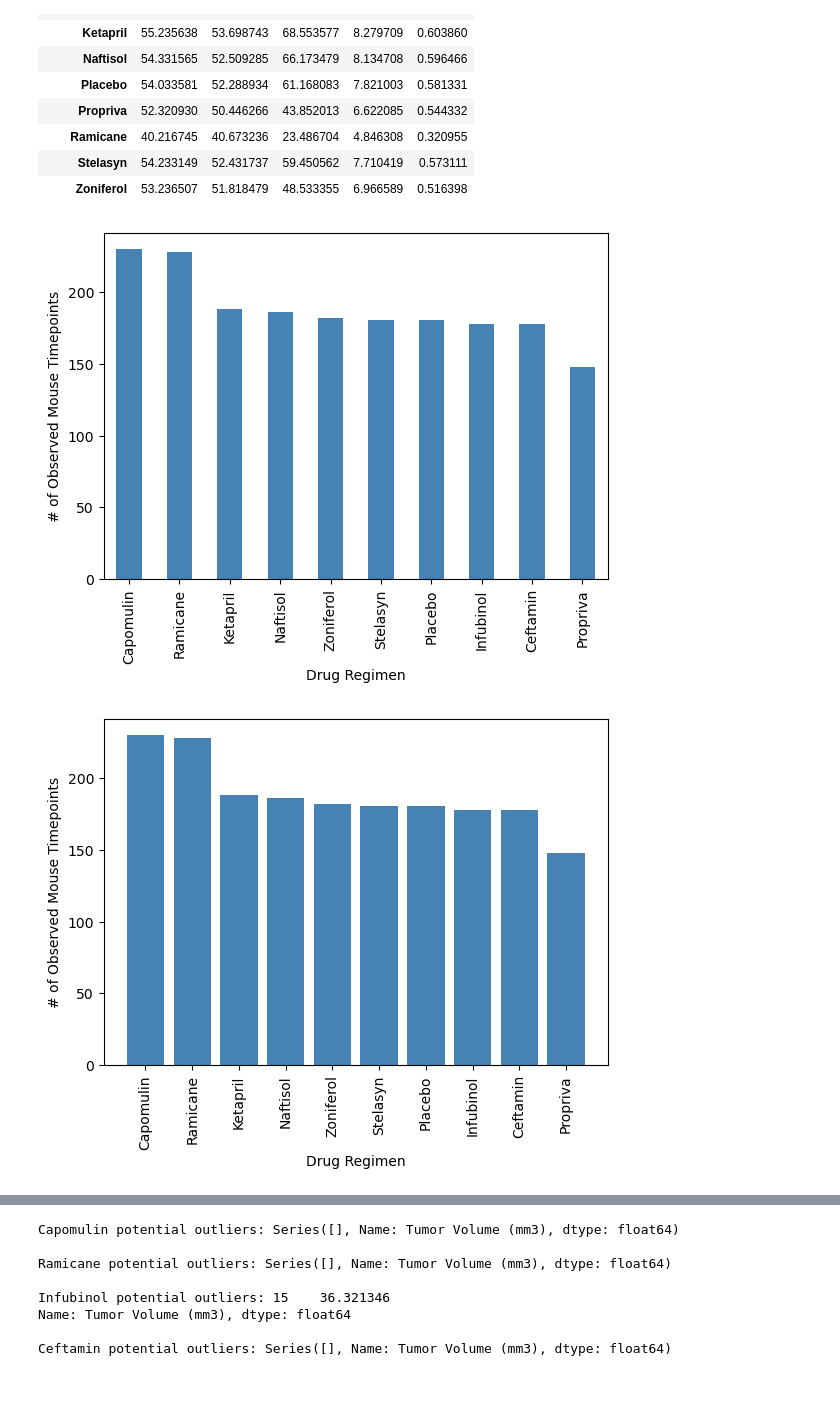
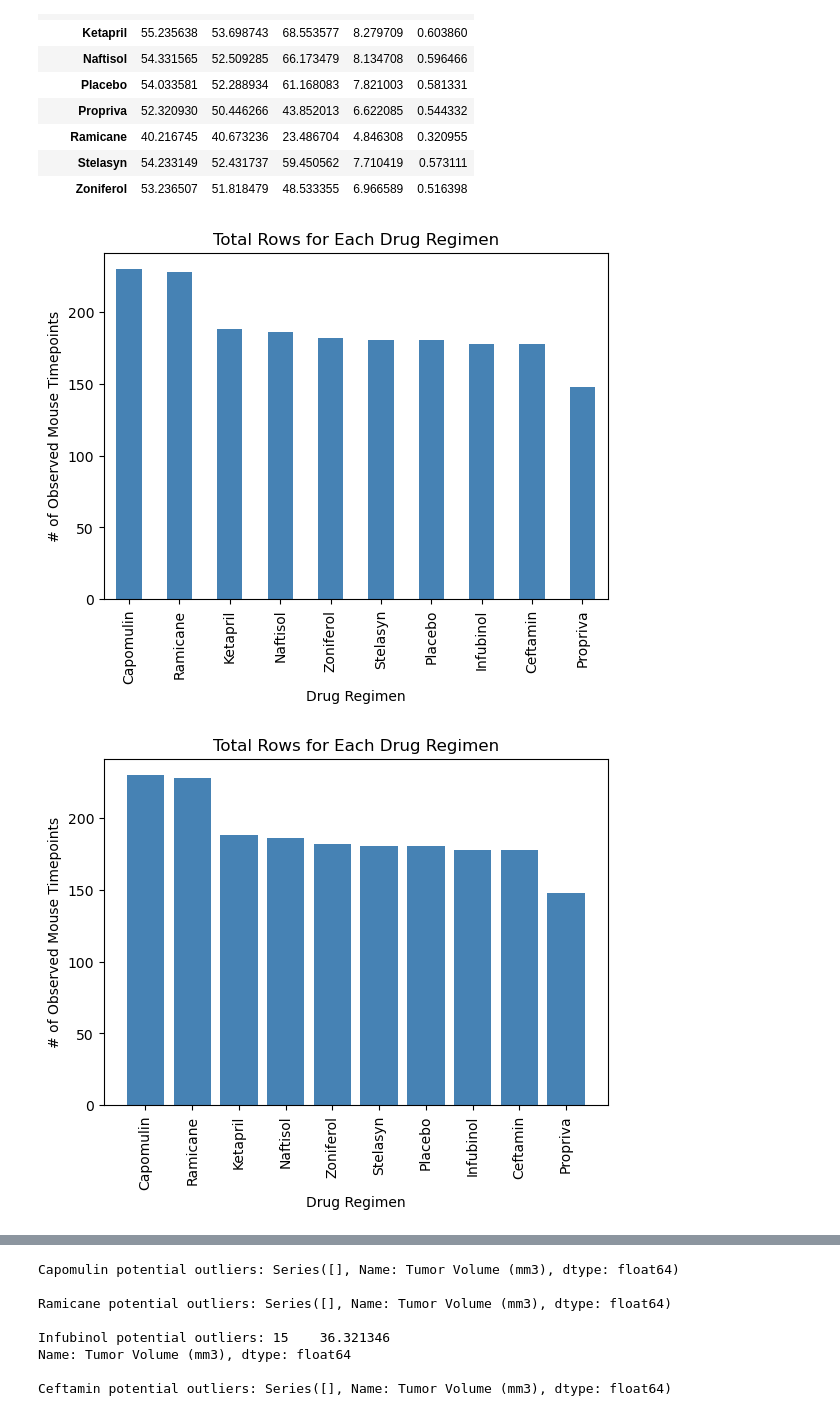
Before and after one commit to karinaahumada01/Matplotlib-challenge, a Jupyter notebook: Pymaceuticals_analysis/Pymaceuticals_analysis.ipynb, the cells around one changed output, grey strips where cells are left out. Cells and saved outputs as stored; diff of their text form; code cells hidden in the pictures; blank space fills up the shorter version.

```diff
--- a/Pymaceuticals_analysis/Pymaceuticals_analysis.ipynb
+++ b/Pymaceuticals_analysis/Pymaceuticals_analysis.ipynb
@@ -139,16 +143,16 @@ advanced_summary_stats
 # %%
 # Generate a bar plot showing the total number of rows (Mouse ID/Timepoints) for each drug regimen using Pandas.
 mouse_timepoint_count = clean_data["Drug Regimen"].value_counts()
 mouse_timepoint_count.plot(kind="bar", figsize=(6.5,4.5), color='steelblue')
 
 # labels and title
 plt.xlabel("Drug Regimen")
 plt.ylabel("# of Observed Mouse Timepoints")
-
+plt.title("Total Rows for Each Drug Regimen")
 plt.xticks(rotation=90)
 plt.show()
 # %% [output]
-[figure, old version]
+[figure, new version]
 # %%
 # Generate a bar plot showing the total number of rows (Mouse ID/Timepoints) for each drug regimen using pyplot.
 
@@ -159,10 +163,11 @@ plt.figure(figsize=(6.5, 4.5))
 plt.bar(drug_regimen_counts.index, drug_regimen_counts.values, color='steelblue')
 plt.xlabel("Drug Regimen")
 plt.ylabel("# of Observed Mouse Timepoints")
+plt.title("Total Rows for Each Drug Regimen")
 plt.xticks(rotation=90)
 plt.show()
 # %% [output]
-[figure, old version]
+[figure, new version]
 # %%
 # Generate a pie chart, using Pandas, showing the distribution of unique female versus male mice used in the study
 
```
Also changed, not shown: parts of 7 cells of this notebook.
